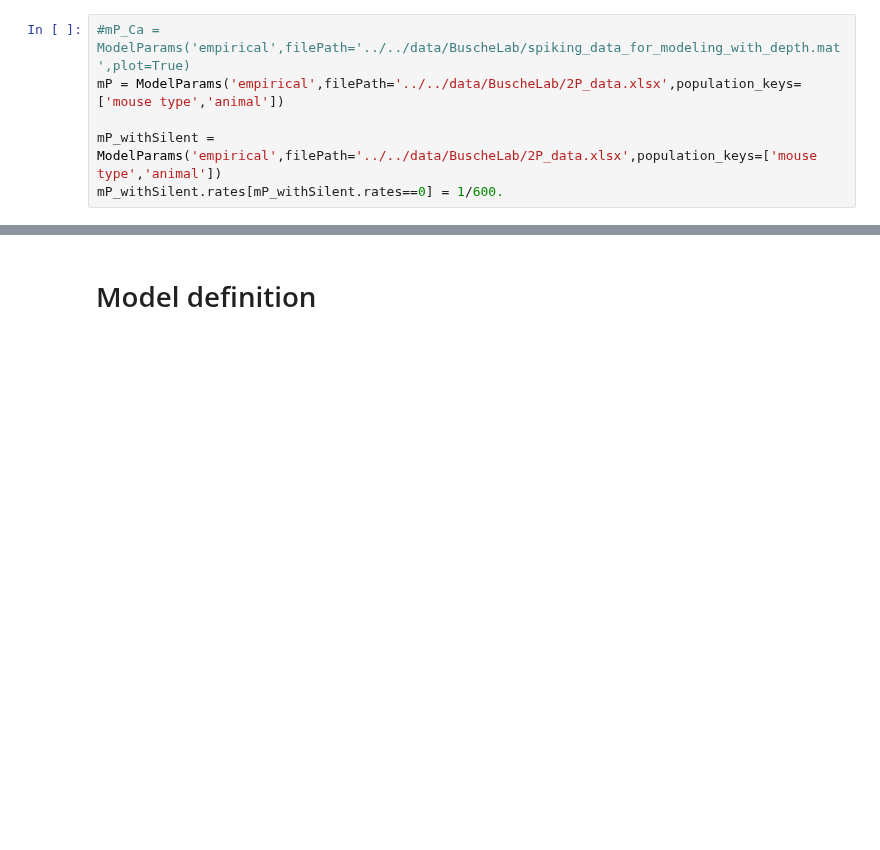
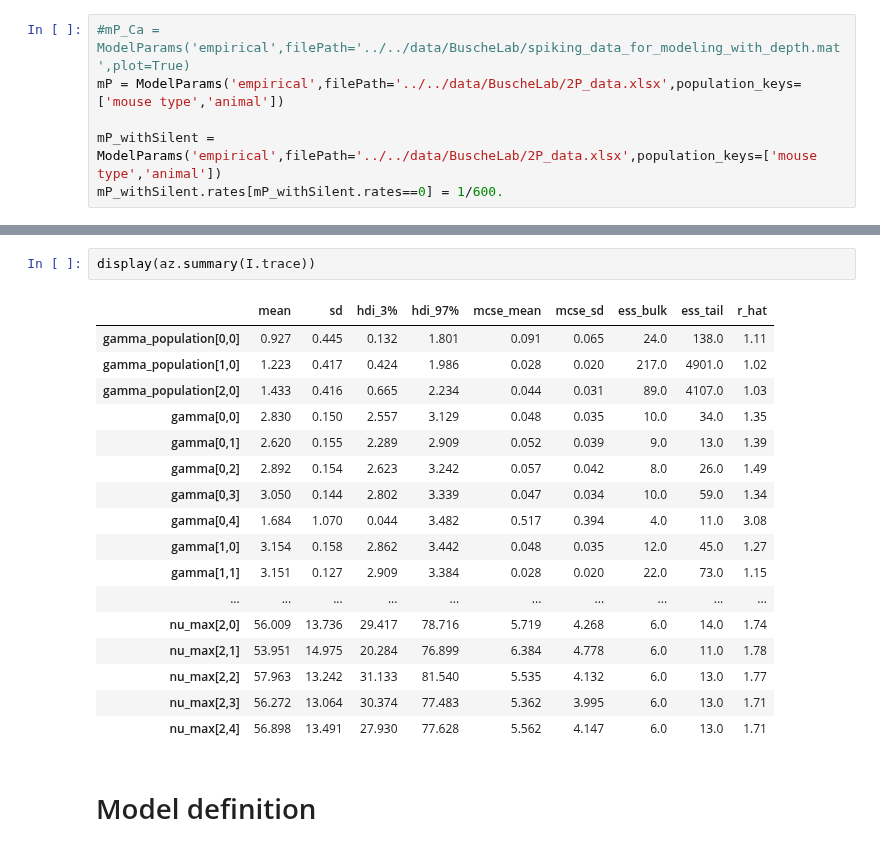
Before and after one commit to woxxel/DarkMatter, a Jupyter notebook: notebooks/spiking_data_analysis.ipynb, the cells around one changed output, grey strips where cells are left out. Drawn from its saved outputs; the diff is of its cells as text; blank space fills up the shorter version.

```diff
--- a/notebooks/spiking_data_analysis.ipynb
+++ b/notebooks/spiking_data_analysis.ipynb
@@ -73,2 +128,22 @@ ValueError: operands could not be broadcast together with shapes (2,) (5,3455)
+# %%
+display(az.summary(I.trace))
+# %% [output]
+|  | mean | sd | hdi_3% | hdi_97% | mcse_mean | mcse_sd | ess_bulk | ess_tail | r_hat |
+| gamma_population[0,0] | 0.927 | 0.445 | 0.132 | 1.801 | 0.091 | 0.065 | 24.0 | 138.0 | 1.11 |
+| gamma_population[1,0] | 1.223 | 0.417 | 0.424 | 1.986 | 0.028 | 0.020 | 217.0 | 4901.0 | 1.02 |
+| gamma_population[2,0] | 1.433 | 0.416 | 0.665 | 2.234 | 0.044 | 0.031 | 89.0 | 4107.0 | 1.03 |
+| gamma[0,0] | 2.830 | 0.150 | 2.557 | 3.129 | 0.048 | 0.035 | 10.0 | 34.0 | 1.35 |
+| gamma[0,1] | 2.620 | 0.155 | 2.289 | 2.909 | 0.052 | 0.039 | 9.0 | 13.0 | 1.39 |
+| gamma[0,2] | 2.892 | 0.154 | 2.623 | 3.242 | 0.057 | 0.042 | 8.0 | 26.0 | 1.49 |
+| gamma[0,3] | 3.050 | 0.144 | 2.802 | 3.339 | 0.047 | 0.034 | 10.0 | 59.0 | 1.34 |
+| gamma[0,4] | 1.684 | 1.070 | 0.044 | 3.482 | 0.517 | 0.394 | 4.0 | 11.0 | 3.08 |
+| gamma[1,0] | 3.154 | 0.158 | 2.862 | 3.442 | 0.048 | 0.035 | 12.0 | 45.0 | 1.27 |
+| gamma[1,1] | 3.151 | 0.127 | 2.909 | 3.384 | 0.028 | 0.020 | 22.0 | 73.0 | 1.15 |
+| ... | ... | ... | ... | ... | ... | ... | ... | ... | ... |
+| nu_max[2,0] | 56.009 | 13.736 | 29.417 | 78.716 | 5.719 | 4.268 | 6.0 | 14.0 | 1.74 |
+| nu_max[2,1] | 53.951 | 14.975 | 20.284 | 76.899 | 6.384 | 4.778 | 6.0 | 11.0 | 1.78 |
+| nu_max[2,2] | 57.963 | 13.242 | 31.133 | 81.540 | 5.535 | 4.132 | 6.0 | 13.0 | 1.77 |
+| nu_max[2,3] | 56.272 | 13.064 | 30.374 | 77.483 | 5.362 | 3.995 | 6.0 | 13.0 | 1.71 |
+| nu_max[2,4] | 56.898 | 13.491 | 27.930 | 77.628 | 5.562 | 4.147 | 6.0 | 13.0 | 1.71 |
 # %% [markdown]
 <h1>Model definition</h1>
```
Also changed, not shown: parts of 15 cells of this notebook, 2 other files.
